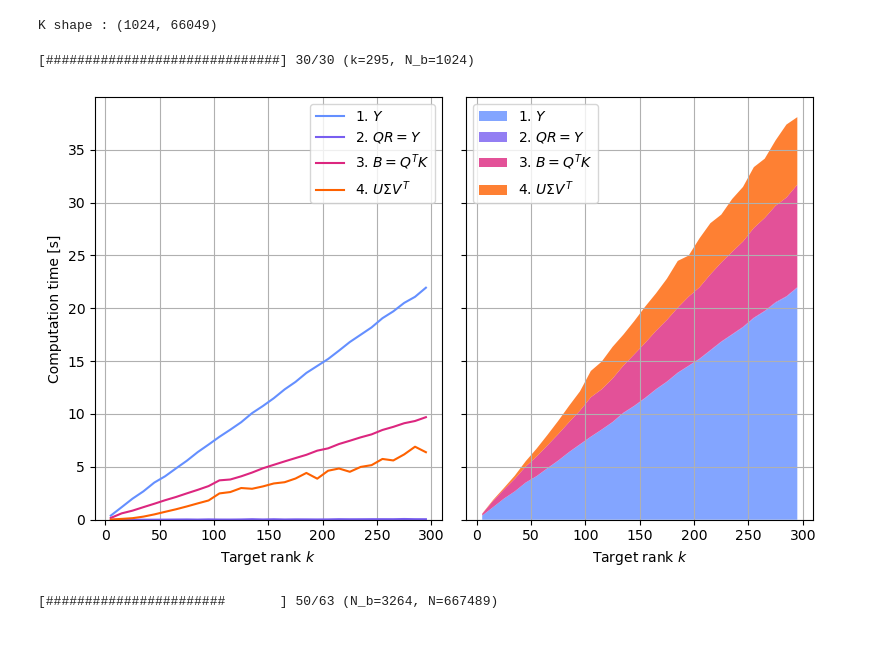
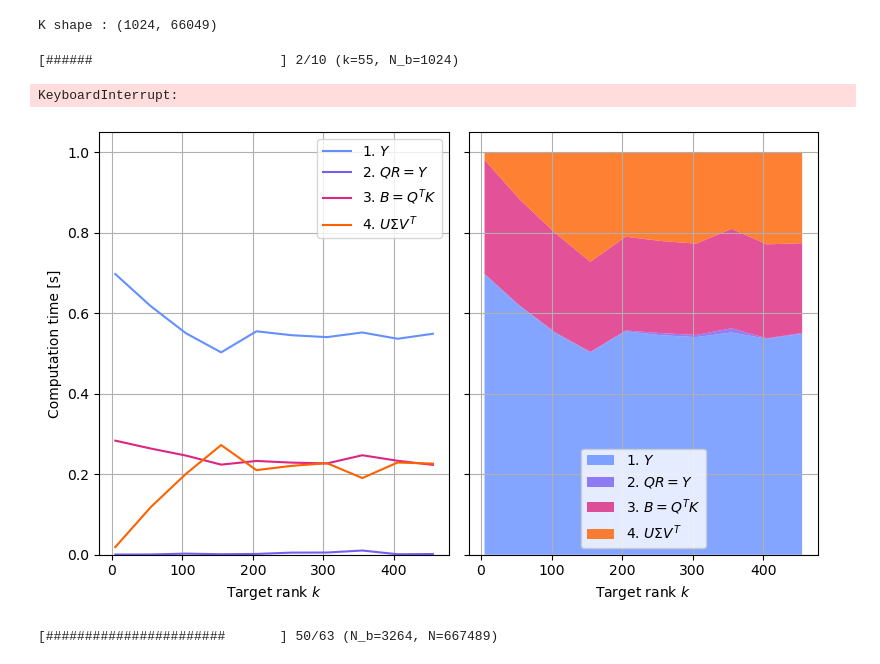
Before and after one commit to EliasSev/masters-thesis, a Jupyter notebook: notebooks/02_matrix_free_rsvd_timings.ipynb, the cells around one changed output. Cells and saved outputs as stored; diff of their text form; code cells hidden in the pictures.

```diff
--- a/notebooks/matrix_free_rsvd.ipynb
+++ b/notebooks/02_matrix_free_rsvd_timings.ipynb
@@ -19,16 +18,6 @@ print(f"K shape : {rsvd.N_b, rsvd.N}")
 # %% [output]
 K shape : (1024, 66049)
 # %%
-def progress_bar(step, total_steps, bar_length=30, fill='#', end_text=''):
-    """
-    Simple progress bar.
-    """
-    filled = int(bar_length * step / total_steps)
-    text = f"[{filled * fill :<{bar_length}}] {step}/{total_steps}"
-    end = '\r' if step < total_steps else '\n'
-    print(text + end_text, end=end)
-
-
 def compute_times_across_k(rsvd, lower, upper, step):
     times = []
     k_range = np.arange(lower, upper, step)
@@ -42,43 +31,48 @@ def compute_times_across_k(rsvd, lower, upper, step):
     return times, times_tot, k_range
 
 
-times, times_tot, k_range = compute_times_across_k(rsvd, 5, 300, 10)
+times, times_tot, k_range = compute_times_across_k(rsvd, 5, 500, 50)
 # %% [output]
-[##############################] 30/30 (k=295, N_b=1024)
+[######                        ] 2/10 (k=55, N_b=1024)
+KeyboardInterrupt:
 # %%
 def plot_times_across_k(x_axis, times, times_tot, x_label='Target rank $k$'):
     fig, axes = plt.subplots(1, 2, figsize=(8, 5), sharey=True)
     ax1, ax2 = axes
 
     ax1.plot(x_axis, times[:, 0], label='1. $Y$', c=C.c5[0])
     ax1.plot(x_axis, times[:, 1], label='2. $QR = Y$', c=C.c5[1])
     ax1.plot(x_axis, times[:, 2], label='3. $B = Q^T K$', c=C.c5[2])
     ax1.plot(x_axis, times[:, 3], label='4. $U \Sigma V^T$', c=C.c5[3])
 
     ax2.stackplot(
         x_axis,
         times[:, 0], times[:, 1], times[:, 2], times[:, 3],
         labels=['1. $Y$', '2. $QR = Y$', '3. $B = Q^T K$', '4. $U \Sigma V^T$'],
         alpha=0.8,
         colors=[C.c5[0], C.c5[1], C.c5[2], C.c5[3]]
     )
 
     ax1.set_xlabel(x_label)
     ax2.set_xlabel(x_label)
     ax1.set_ylabel("Computation time [s]")
 
     ax1.legend()
     ax2.legend()
     ax1.grid()
     ax2.grid()
 
     plt.tight_layout()
     plt.show()
 
 
-plot_times_across_k(k_range, times, times_tot)
+times_rel = times.copy()
+for i in range(4):
+    times_rel[:, i] = times[:, i] / times_tot
+
+plot_times_across_k(k_range, times_rel, times_tot)
 # %% [output]
-[figure, old version]
+[figure, new version]
 # %%
 def compute_times_across_N(k, lower=32, upper=272, step=16):
     times = []
```
Also changed, not shown: parts of 1 cell of this notebook, 6 other files.
